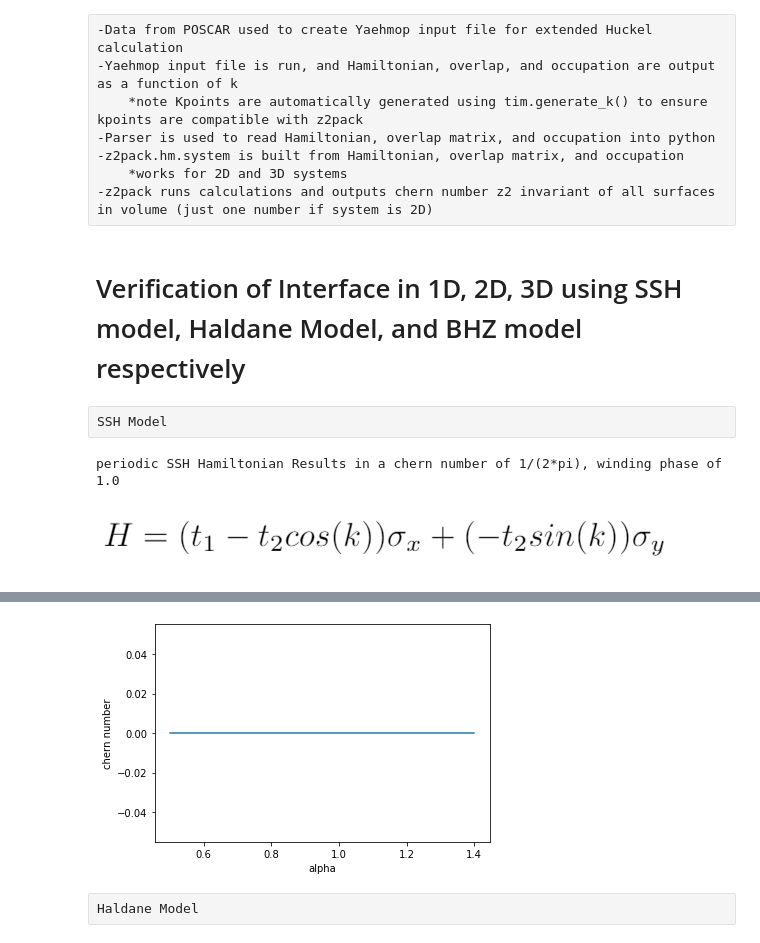
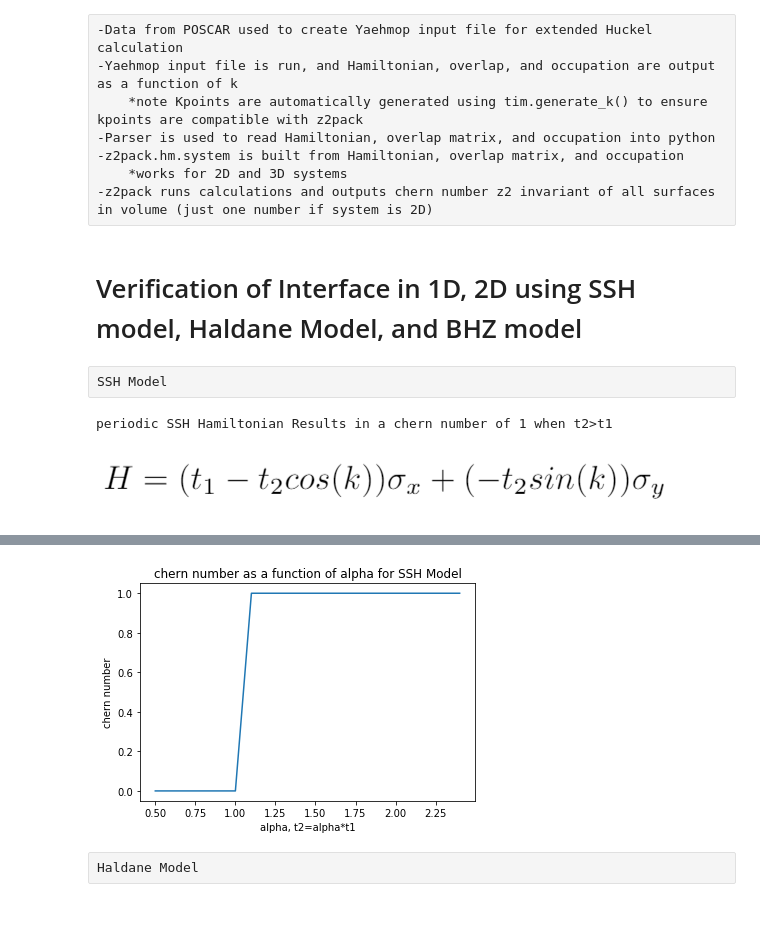
Before and after one commit to dpalmer-anl/topological_diagnosis, a Jupyter notebook: Topology_diagnosis.ipynb, the cells around one changed output, grey strips where cells are left out. Drawn from its saved outputs; the diff is of its cells as text; code cells hidden in the pictures; blank space fills up the shorter version.

```diff
--- a/Topology_diagnosis.ipynb
+++ b/Topology_diagnosis.ipynb
@@ -16,22 +17,22 @@ import scipy.linalg as la
     *works for 2D and 3D systems
 -z2pack runs calculations and outputs chern number z2 invariant of all surfaces in volume (just one number if system is 2D)
 # %% [markdown]
-# Verification of Interface in 1D, 2D, 3D using SSH model, Haldane Model, and BHZ model respectively
+# Verification of Interface in 1D, 2D using SSH model, Haldane Model, and BHZ model
 # %% [raw]
 SSH Model
 # %%
 from IPython.display import Image
-print("periodic SSH Hamiltonian Results in a chern number of 1/(2*pi), winding phase of 1.0")
+print("periodic SSH Hamiltonian Results in a chern number of 1 when t2>t1")
 Image(filename="ssh_ham.png")
 # %% [output]
-periodic SSH Hamiltonian Results in a chern number of 1/(2*pi), winding phase of 1.0
+periodic SSH Hamiltonian Results in a chern number of 1 when t2>t1
 [figure]
 # %%
 #chern_, z2_ = tim.get_topology("ssh_output.OUT")
-alpha=np.arange(0.5,1.5,0.1)
-k_vect=tim.generate_k(nkx=10,dim=1)
-al=2.0
-#ham=verify.ssh_hamiltonian(al)
+alpha=np.arange(0.5,2.5,0.1)
+k_vect=tim.generate_k_1D(nkx=10)
+al=1.0
+# ham=verify.ssh_hamiltonian(al)
 # verify.plot_bands(ham,np.linspace(-1,1,100))
 # plt.title("band structure alpha=2.0")
 # plt.show()
@@ -39,16 +40,19 @@ al=2.0
 fname="ssh_output.OUT"
 chern_=[]
 for a in alpha:
-    ham=verify.ssh_hamiltonian(a,t1=1.0)
-    verify.write_yaehmop_output_from_ham(fname,k_vect,ham)
-    c, z = tim.get_topology(fname)
+    k_vect=tim.generate_k_1D(nkx=10)
+    hamiltonian=verify.ssh_hamiltonian(a,t1=-1.0)
+    verify.write_yaehmop_output_from_ham(fname,k_vect,hamiltonian)
+
+    c = tim.get_topology(fname,ham_type="general")
     chern_.append(c)
 
 
 plt.plot(alpha,chern_)
 #t2=t1*alpha
+plt.title("chern number as a function of alpha for SSH Model")
 plt.ylabel("chern number")
-plt.xlabel("alpha")
+plt.xlabel("alpha, t2=alpha*t1")
 plt.show()
 # %% [output]
 +----------------------------------------------------------------------+
@@ -67,8 +71,8 @@ plt.show()
 |                       CONVERGENCE REPORT                             |
 |                       ==================                             |
 |                       ForceFirstUpdate: PASSED                       |
 +----------------------------------------------------------------------+
-[figure, old version]
+[figure, new version]
 # %% [raw]
 Haldane Model
 # %%
```
Also changed, not shown: parts of 10 cells of this notebook, 13 other files.
